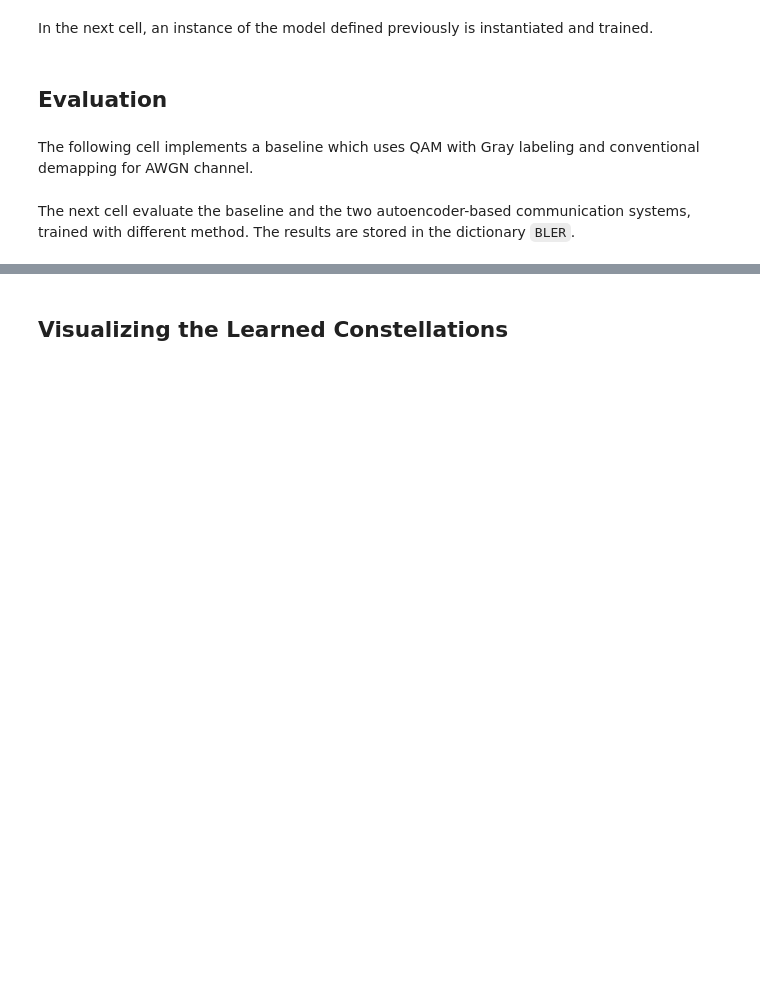
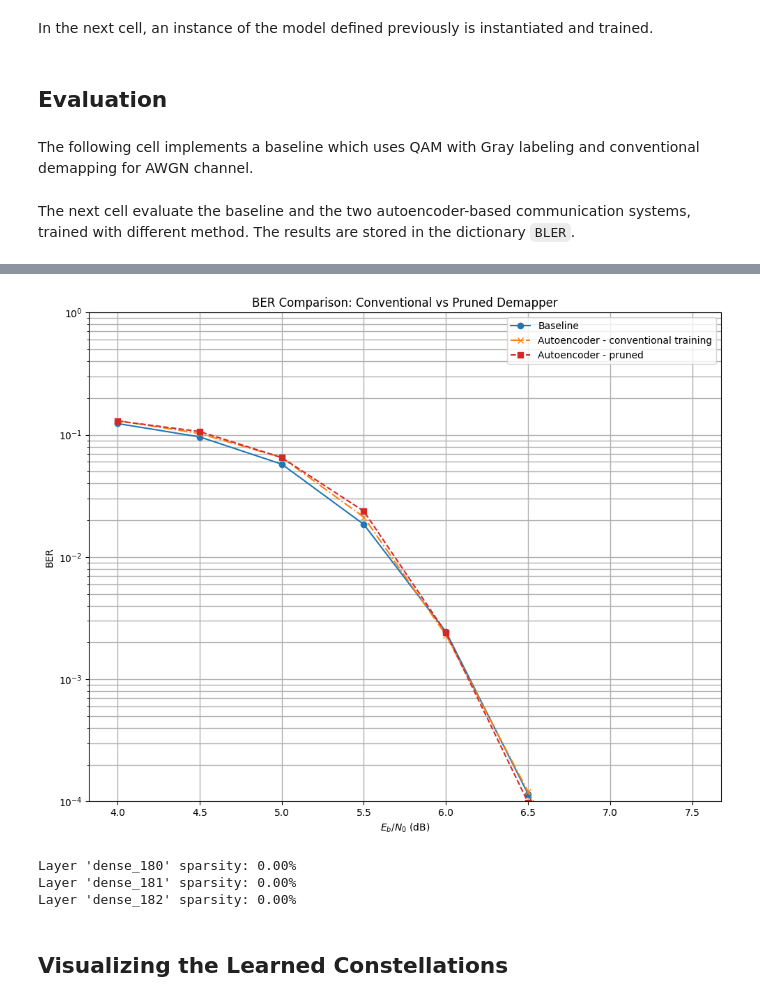
Before and after one commit to Joboreh97/demo-repo, a Jupyter notebook: tutorials/phy/Autoencoder_PTQ_tflite_method_functionalstyle_demapper_pruning_test.ipynb, the cells around one changed output, grey strips where cells are left out. Saved outputs shown, nothing was run; the diff lists cells and outputs as text; code cells hidden in the pictures; blank space fills up the shorter version.

```diff
--- a/tutorials/phy/Autoencoder_PTQ_tflite_method_functionalstyle_demapper_pruning_test.ipynb
+++ b/tutorials/phy/Autoencoder_PTQ_tflite_method_functionalstyle_demapper_pruning_test.ipynb
@@ -321,11 +333,7 @@ class E2ESystemConventionalTraining(Model):
         ################
         ## Receiver
         ################
-        self._demapper = create_pruned_functional_demapper_real_input(
-    num_symbols_per_codeword=num_symbols_per_codeword,
-    num_bits_per_symbol=num_bits_per_symbol,
-    pruning_params=pruning_params
-)
+        self._demapper = create_functional_demapper_real_input(num_symbols_per_codeword, num_bits_per_symbol)
 
 
         if not self._training:
@@ -366,6 +374,7 @@ class E2ESystemConventionalTraining(Model):
         # NEW: Convert complex y + noise variance into real-valued input
         z = preprocess_complex_input(y, no, num_symbols_per_codeword)
 
+
         # Feed real-valued input to quantized demapper
         llr = self._demapper(z)
 
@@ -874,20 +983,22 @@ The next cell evaluate the baseline and the two autoencoder-based communication
 The results are stored in the dictionary ``BLER``.
 # %%
 # Dictionary storing the results
-BLER = {}
+BER = {}
 
 model_baseline = Baseline()
-_,bler = sim_ber(model_baseline, ebno_dbs, batch_size=128, num_target_block_errors=100, max_mc_iter=100, graph_mode="xla")
-BLER['baseline'] = bler.numpy()
+ber, _ = sim_ber(model_baseline, ebno_dbs, batch_size=128, num_target_block_errors=1000, max_mc_iter=100, graph_mode="xla")
+BER['baseline'] = ber.numpy()
 
 #model_conventional
 
-_,bler = sim_ber(model_conventional, ebno_dbs, batch_size=128, num_target_block_errors=100, max_mc_iter=100, graph_mode="xla")
-BLER['autoencoder-conv'] = bler.numpy()
+ber, _ = sim_ber(model_conventional, ebno_dbs, batch_size=128, num_target_block_errors=1000, max_mc_iter=100, graph_mode="xla")
+BER['autoencoder-conv'] = ber.numpy()
 
-#model quantized
-_,bler = sim_ber(model_quantized, ebno_dbs, batch_size=128, num_target_block_errors=100, max_mc_iter=100, graph_mode= None)
-BLER['autoencoder-quantized'] = bler.numpy()
+#model pruned
+ebno_dbs = tf.convert_to_tensor(ebno_dbs, dtype=tf.float32)
+ebno_dbs = tf.reshape(ebno_dbs, [-1])  # Ensure rank-1
+ber, _ = sim_ber(model_stripped, ebno_dbs, batch_size=128, num_target_block_errors=100, max_mc_iter=100, graph_mode= None)
+BER['autoencoder-pruned'] = ber.numpy()
 
 # # model rl
 # model_rl = E2ESystemRLTraining(training=False)
@@ -896,4 +1007,4 @@ BLER['autoencoder-quantized'] = bler.numpy()
 # BLER['autoencoder-rl'] = bler.numpy()
 
 with open(results_filename, 'wb') as f:
-    pickle.dump((ebno_dbs, BLER), f)
+    pickle.dump((ebno_dbs, BER), f)
@@ -900,20 +1029,22 @@ with open(results_filename, 'wb') as f:
 # %%
 plt.figure(figsize=(10, 8))
 
 # Baseline (e.g., QAM)
-plt.semilogy(ebno_dbs, BLER['baseline'], 'o-', color='C0', label='Baseline')
+plt.semilogy(ebno_dbs, BER['baseline'], 'o-', color='C0', label='Baseline')
 
 # Autoencoder (conventional training)
-plt.semilogy(ebno_dbs, BLER['autoencoder-conv'], 'x-.', color='C1', label='Autoencoder - conventional training')
+plt.semilogy(ebno_dbs, BER['autoencoder-conv'], 'x-.', color='C1', label='Autoencoder - conventional training')
 
 # Autoencoder (quantized demapper)
-plt.semilogy(ebno_dbs, BLER['autoencoder-quantized'], 's--', color='C3', label='Autoencoder - conv. (Quantized)')
+plt.semilogy(ebno_dbs, BER['autoencoder-pruned'], 's--', color='C3', label='Autoencoder - pruned')
 
 plt.xlabel(r"$E_b/N_0$ (dB)")
-plt.ylabel("BLER")
-plt.title("BLER Comparison: Conventional vs Quantized Demapper")
+plt.ylabel("BER")
+plt.title("BER Comparison: Conventional vs Pruned Demapper")
 plt.grid(True, which="both", linewidth=1.0)
 plt.ylim((1e-4, 1.0))
 plt.legend()
 plt.tight_layout()
 plt.show()
+# %% [output]
+[figure, added]
@@ -924 +1051,17 @@ for layer in model_quantized.layers:
+# %%
+import numpy as np
+
+# Loop through all layers in the demapper (or whole model if needed)
+for layer in model._demapper.layers:
+    weights = layer.get_weights()
+    if weights:
+        kernel = weights[0]  # Usually the kernel is the first weight
+        num_zeros = np.sum(kernel == 0)
+        total_weights = kernel.size
+        sparsity = num_zeros / total_weights
+        print(f"Layer '{layer.name}' sparsity: {sparsity:.2%}")
+# %% [output]
+Layer 'dense_180' sparsity: 0.00%
+Layer 'dense_181' sparsity: 0.00%
+Layer 'dense_182' sparsity: 0.00%
 # %%
```
Also changed, not shown: parts of 29 cells of this notebook.
